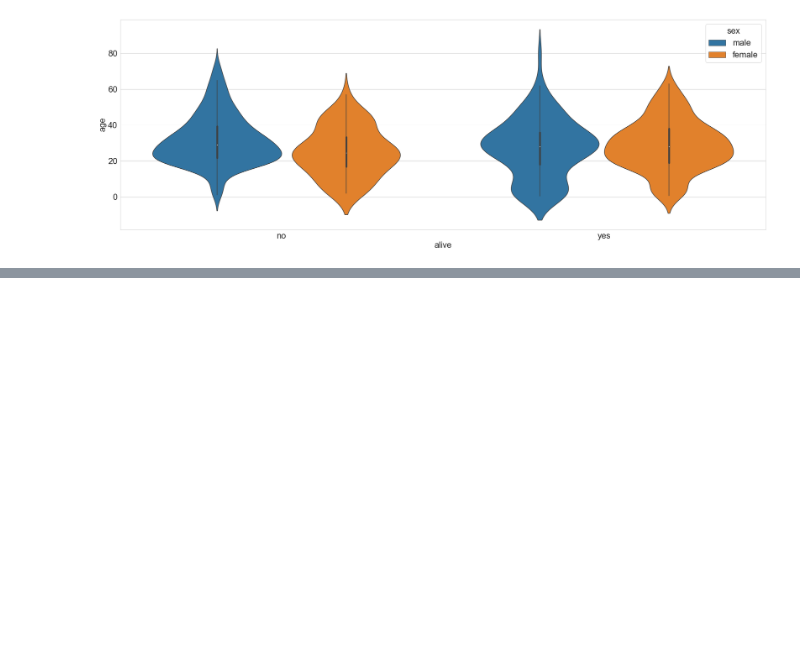
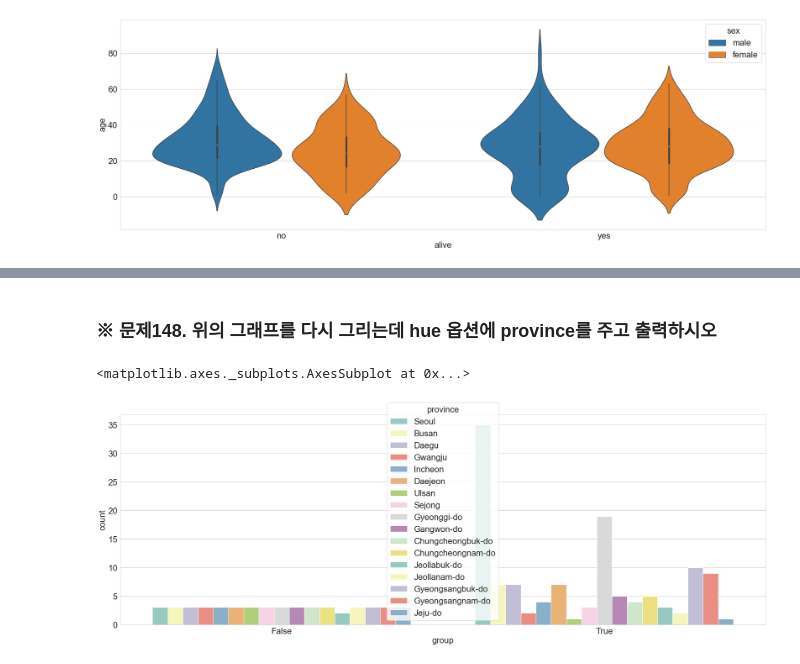
Before and after one commit to Adrian123K/pandas_ml, a Jupyter notebook: 05-2. Pandas DA (200715).ipynb, the cells around one changed output, grey strips where cells are left out. Saved outputs shown, nothing was run; the diff lists cells and outputs as text; code cells hidden in the pictures; blank space fills up the shorter version.

```diff
--- a/05-2. Pandas DA (200715).ipynb
+++ b/05-2. Pandas DA (200715).ipynb
@@ -119,0 +149,7 @@ sns.violinplot(x='alive',y='age',hue='sex',data=tit)
+# %% [markdown]
+### ※ 문제148. 위의 그래프를 다시 그리는데 hue 옵션에 province를 주고 출력하시오
+# %%
+sns.countplot(x='group',hue='province',data=case, palette='Set3',)
+# %% [output]
+<matplotlib.axes._subplots.AxesSubplot at 0x...>
+[figure, added]
```
Also changed, not shown: parts of 16 cells of this notebook.
